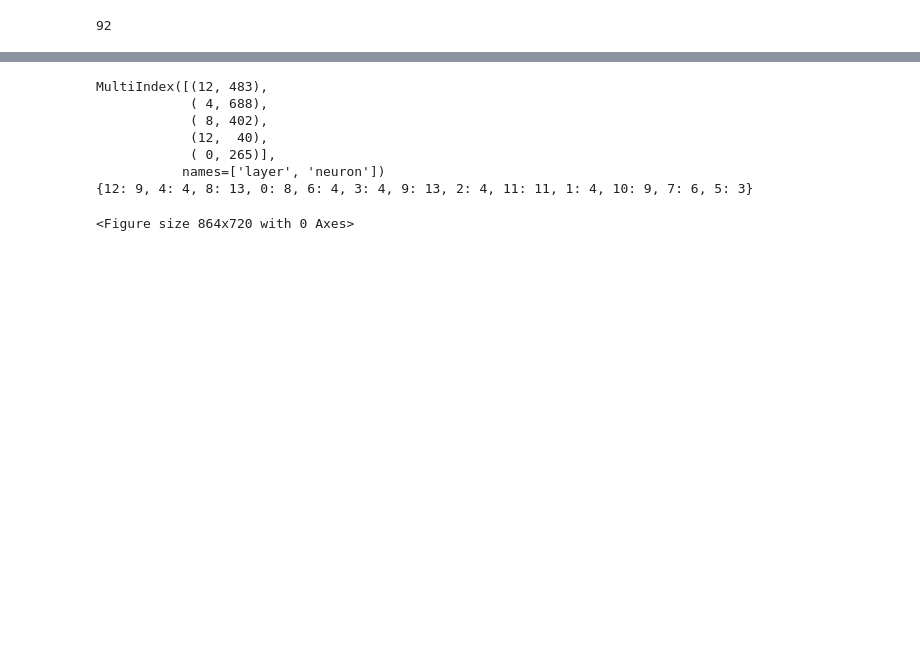
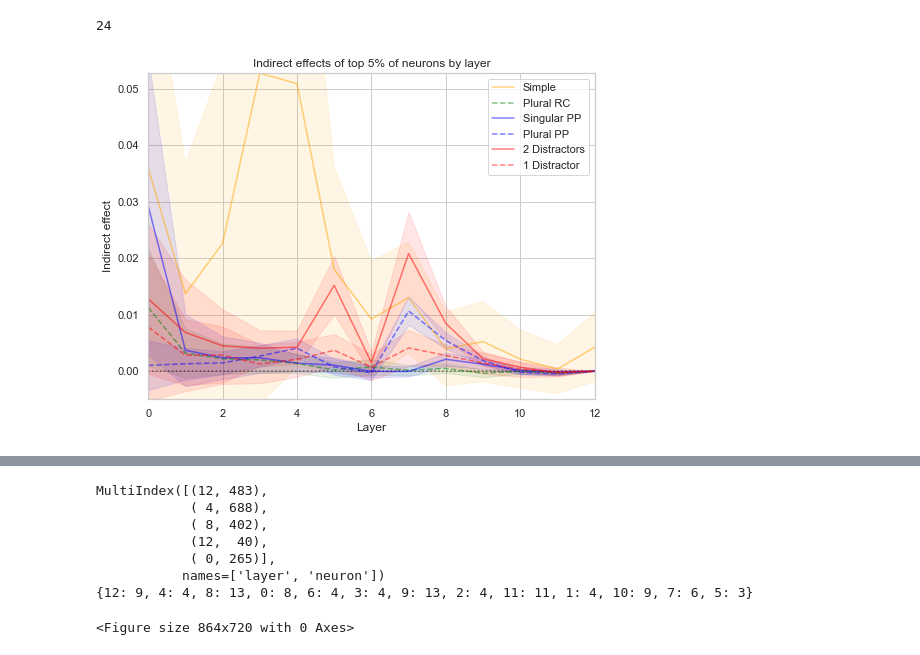
Before and after one commit to aaronmueller/multilingual-lm-intervention, a Jupyter notebook: neuron_plots.ipynb, the cells around one changed output, grey strips where cells are left out. Saved outputs shown, nothing was run; the diff lists cells and outputs as text; code cells hidden in the pictures; blank space fills up the shorter version.

Commit message:
update graphs

```diff
--- a/neuron_plots.ipynb
+++ b/neuron_plots.ipynb
@@ -13 +13,5 @@ files = list(filter(
+# %%
+len(files)
+# %% [output]
+24
 # %%
@@ -54,8 +58,68 @@ for f, df in tqdm(data.items()):
         agg.sort_values('effect_mean')
         .tail(int(agg.index.max()[1]*(0.01*12)))
         .index)
-    if f == "none_indirect_bert-base-cased.feather":
-        # print(agg)
-        print(len(data_top5[f]))
-# %% [output]
-92
+# %%
+syn_structure = {'none':('Simple','orange','-'),
+            #'rc_singular':('Sigular RC','green','-'),
+            'rc_plural':('Plural RC', 'green','--'),
+            'prep_singular': ('Singular PP', 'blue','-'),
+            'prep_plural': ('Plural PP', 'blue','--'),
+            #'bigram': ('Bigram','purple','-'),
+            #'bigram_shuffle': ('Shuffled Bigram','purple','--'),
+            'distractor': ('2 Distractors','red', '-'),
+            'distractor_1': ('1 Distractor','red','--')} # for English
+syn_structure1 = {#'none':('Simple','orange','-'),
+            'rc_singular':('Sigular RC','green','-'),
+            'rc_plural':('Plural RC', 'green','--'),
+            'prep_singular': ('Singular PP', 'blue','-'),
+            'prep_plural': ('Plural PP', 'blue','--')} # for languages other than English
+def get_lines(structure, language='en', model = 'bert-base-cased'):
+    lines = []
+    for k,v in structure.items():
+        lines.append((f'{k}_{language}_indirect_{model}_controlled.feather',v[1],v[0],v[2]))
+    return lines
+# %%
+sns.set_style('whitegrid')
+language = 'en'
+#model = 'bert-base-german-cased'
+#model = 'bert-base-dutch-cased'
+#model = 'bert-base-finnish-cased-v1'
+#model = 'camembert-base'
+#model = 'bert-base-cased'
+#model = 'bert-base-multilingual-cased'
+model = 'xlm-roberta-base'
+
+def graph_all_neuron(language):
+    lines = get_lines(syn_structure, language, model)
+    plt.figure(figsize=(8,6))
+    maximum = 0
+    for f, color, label, linestyle in lines:
+        # df = data_agg[f].loc[data_top5[f]].sort_values('layer').reset_index()
+        df = data_agg[f].sort_values('layer').reset_index()
+        effect_mean = df.groupby('layer').mean().effect_mean
+        effect_std = df.groupby('layer').mean().effect_sem
+        plt.plot(
+            df.layer.unique(),
+            effect_mean,
+            label=label, color=color, linestyle=linestyle, alpha=0.5,
+        )
+        plt.fill_between(
+            df.layer.unique(),
+            effect_mean + effect_std,
+            effect_mean - effect_std,
+            alpha=0.1, color=color
+        )
+        if float(max(effect_mean)) > maximum:
+            maximum = float(max(effect_mean))
+    plt.legend()
+    plt.title('Indirect effects of top 5% of neurons by layer')
+    plt.xlabel('Layer')
+    plt.ylabel('Indirect effect')
+    plt.ylim([-0.005, maximum])
+    plt.hlines(0, 0, 24, color='black', alpha=0.5, linestyle='dotted')
+    plt.xlim([0,12])
+    plt.savefig(f'./figures/all_neurons_roberta_{language}1.png')
+    plt.show()
+graph_all_neuron(language)
+# %% [output]
+[figure, added]
```
Also changed, not shown: parts of 6 cells of this notebook, 20 other files.
